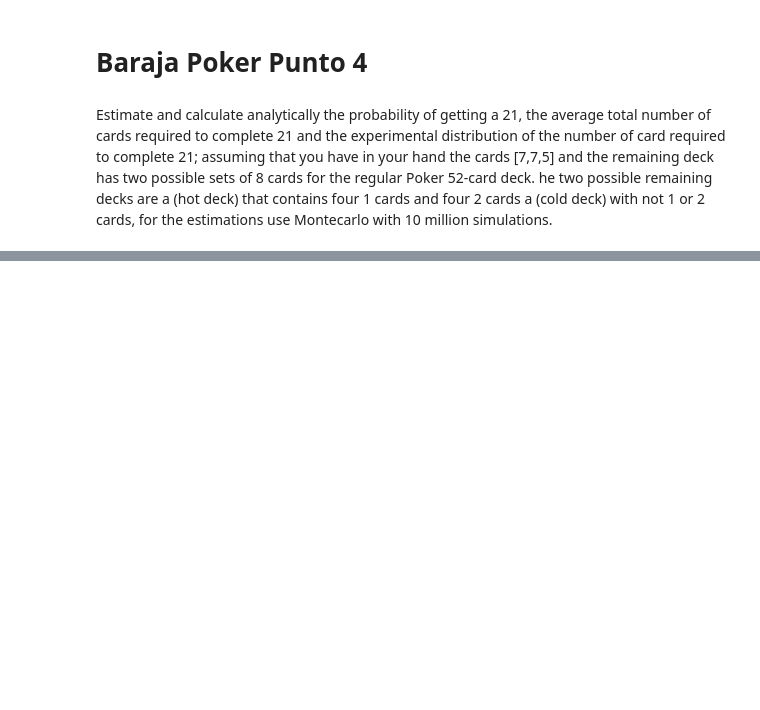
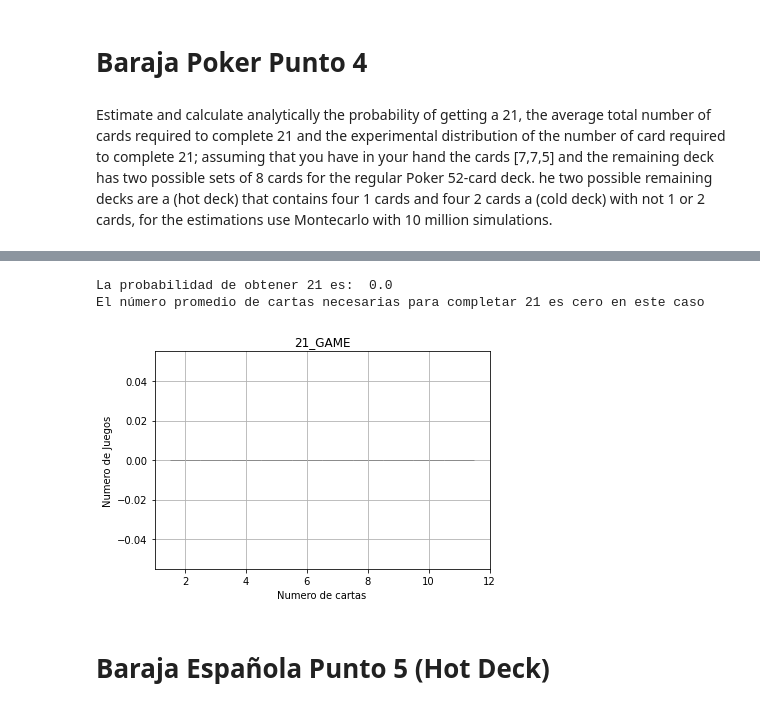
Before and after one commit to jzmendezl/MetNumUN2021I, a Jupyter notebook: Lab6/jzmendezl21Blackjack1_9.ipynb, the cells around one changed output, grey strips where cells are left out. Saved outputs shown, nothing was run; the diff lists cells and outputs as text; code cells hidden in the pictures; blank space fills up the shorter version.

```diff
--- a/Lab6/jzmendezl21Blackjack1_9.ipynb
+++ b/Lab6/jzmendezl21Blackjack1_9.ipynb
@@ -351,0 +387,39 @@ El número promedio de cartas necesarias para completar 21 es: 4.166937151641617
+# %%
+#n ---> Veces que se ralizo el juego
+n = 10000000
+
+#win_cont ---> Veces que se obtuvo 21
+win_cont = 0
+av_cards = 0
+dicc_21 = {2:0, 3:0, 4:0, 5:0, 6:0, 7:0, 8:0, 9:0, 10:0, 11:0}
+
+for i in range(n):
+  dk_poker = [3, 4, 5, 6, 7, 8, 9, 10]     #Hot Deck
+  rnd.shuffle(dk_poker)
+  hand = [7, 7, 5]
+  cards_in_hand = 3
+  while (sum(hand) < 21):
+    take = rnd.choice(dk_poker)
+    hand.append(take)
+    dk_poker.remove(take)
+    cards_in_hand += 1
+
+  if (sum(hand) == 21):
+    win_cont += 1
+    av_cards += cards_in_hand
+    dicc_21[cards_in_hand] += 1
+# %%
+print('La probabilidad de obtener 21 es: ', (win_cont/n))
+print("El número promedio de cartas necesarias para completar 21 es cero en este caso")
+
+plt.bar(dicc_21.keys(), dicc_21.values(), 1, edgecolor = 'black')
+plt.xlabel('Numero de cartas')
+plt.ylabel('Numero de Juegos')
+plt.title('21_GAME')
+plt.grid(True)
+# %% [output]
+La probabilidad de obtener 21 es:  0.0
+El número promedio de cartas necesarias para completar 21 es cero en este caso
+[figure, added]
+# %% [markdown]
+# Baraja Española Punto 5 (Hot Deck)
```
Also changed, not shown: parts of 21 cells of this notebook.
